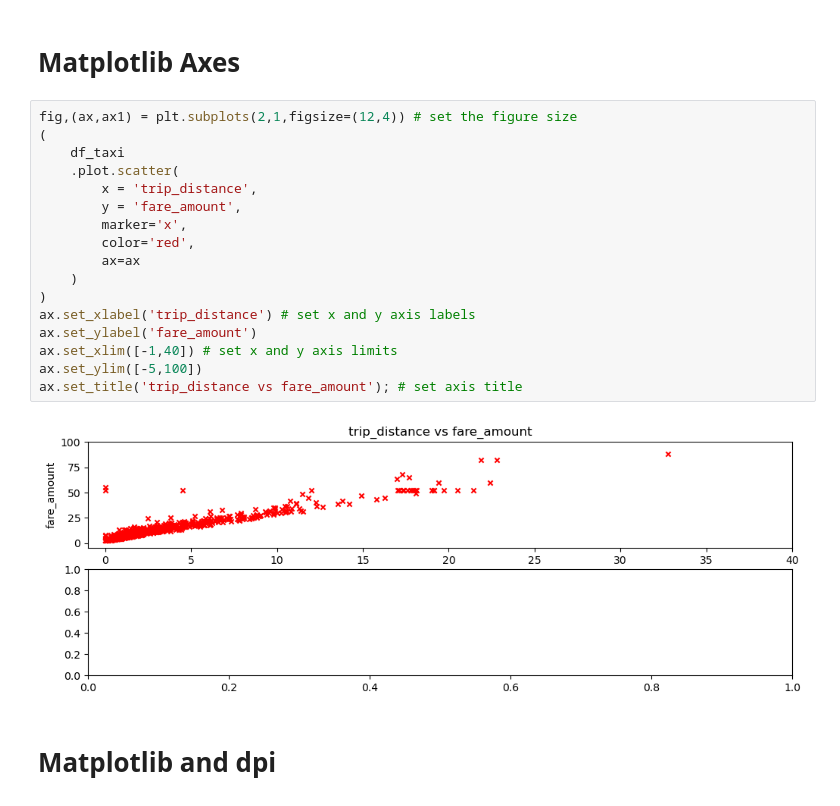
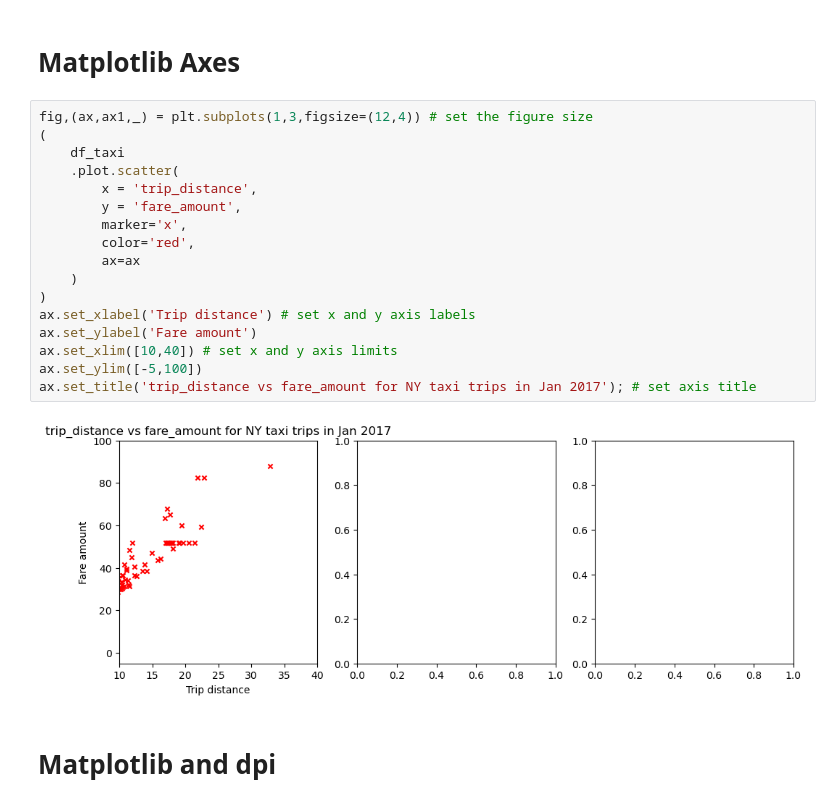
Before and after one commit to AndiCupallariCU/eods-f2024, a Jupyter notebook: notebooks/eods-week03-pandas_visualization_dataexploration.ipynb, the cells around one changed output. Cells and saved outputs as stored; diff of their text form.

```diff
--- a/notebooks/eods-week03-pandas_visualization_dataexploration.ipynb
+++ b/notebooks/eods-week03-pandas_visualization_dataexploration.ipynb
@@ -1134,24 +1150,24 @@ import matplotlib.pyplot as plt
 # %% [markdown]
 # Matplotlib Axes
 # %%
-fig,(ax,ax1) = plt.subplots(2,1,figsize=(12,4)) # set the figure size
+fig,(ax,ax1,_) = plt.subplots(1,3,figsize=(12,4)) # set the figure size
 (
     df_taxi
     .plot.scatter(
         x = 'trip_distance',
         y = 'fare_amount',
         marker='x',
         color='red',
         ax=ax
     )
 )
-ax.set_xlabel('trip_distance') # set x and y axis labels
-ax.set_ylabel('fare_amount')
-ax.set_xlim([-1,40]) # set x and y axis limits
+ax.set_xlabel('Trip distance') # set x and y axis labels
+ax.set_ylabel('Fare amount')
+ax.set_xlim([10,40]) # set x and y axis limits
 ax.set_ylim([-5,100])
-ax.set_title('trip_distance vs fare_amount'); # set axis title
+ax.set_title('trip_distance vs fare_amount for NY taxi trips in Jan 2017'); # set axis title
 # %% [output]
-[figure, old version]
+[figure, new version]
 # %% [markdown]
 # Matplotlib and dpi
 # %%
```
Also changed, not shown: parts of 6 cells of this notebook, 1 other file.
